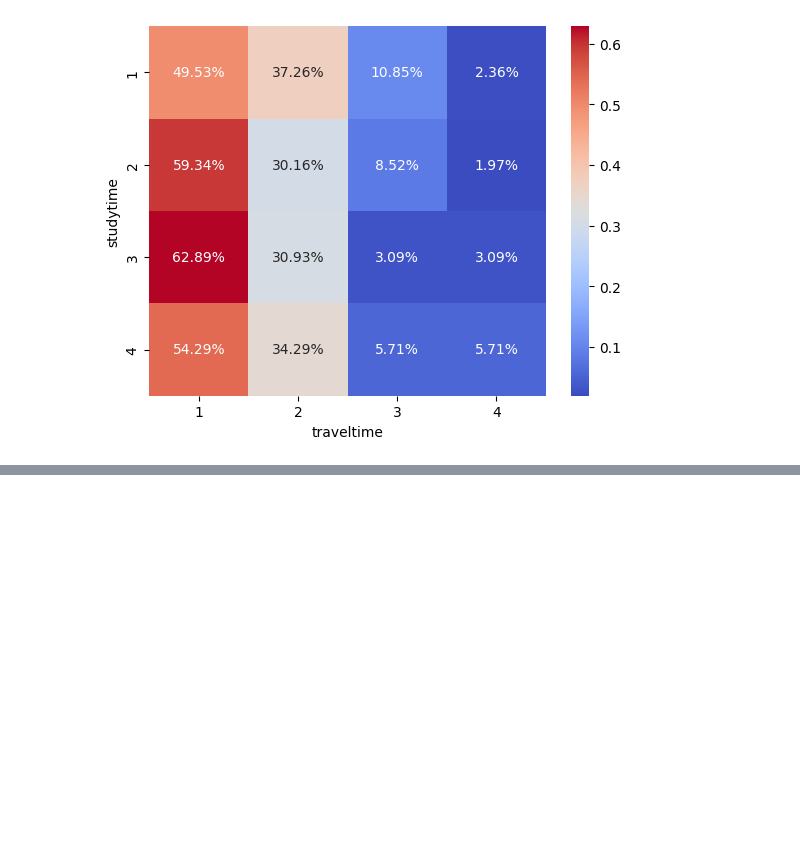
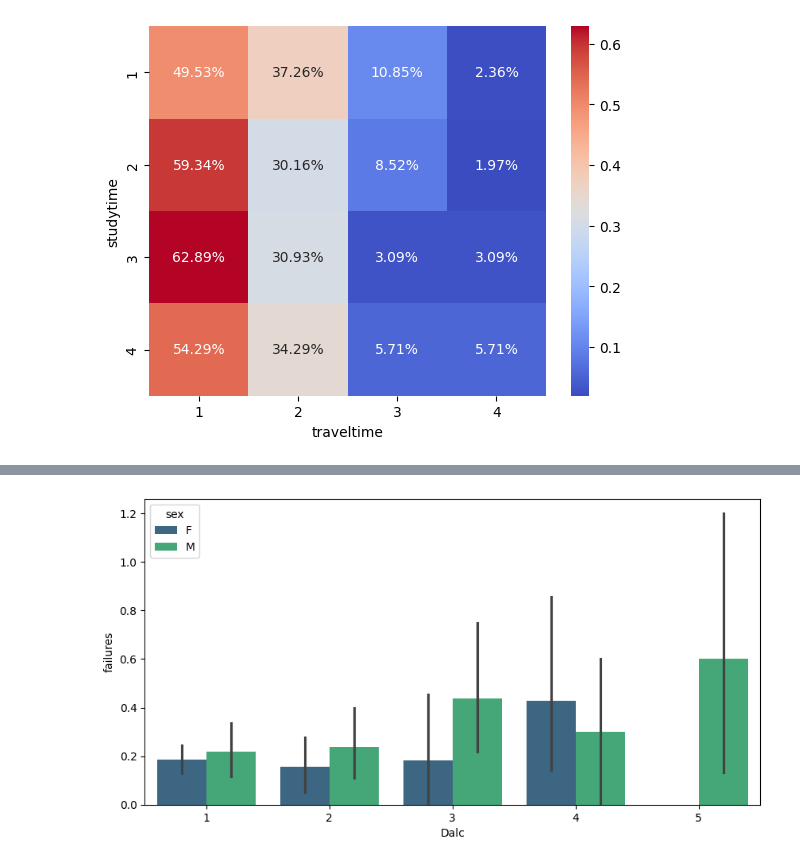
Before and after one commit to Akash3951/student-data_analysis, a Jupyter notebook: student.ipynb, the cells around one changed output, grey strips where cells are left out. Cells and saved outputs as stored; diff of their text form; code cells hidden in the pictures; blank space fills up the shorter version.

```diff
--- a/student.ipynb
+++ b/student.ipynb
@@ -187,0 +255,8 @@ plt.show()
+# %%
+plt.figure(figsize=(10,5))
+sns.barplot(data=df, x='Dalc', y='failures', palette='viridis', hue='sex')
+plt.show()
+
+# insights - most of the failures consume more alcholic.
+# %% [output]
+[figure, added]
```
Also changed, not shown: parts of 23 cells of this notebook.
